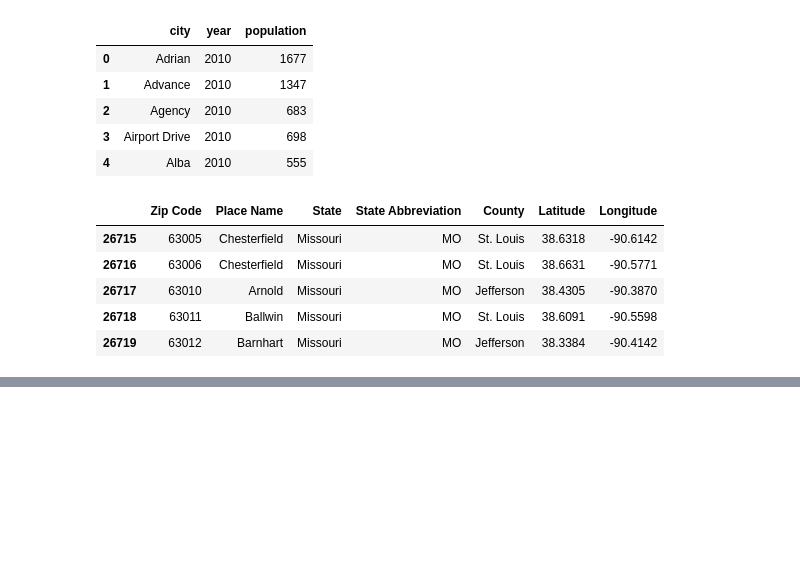
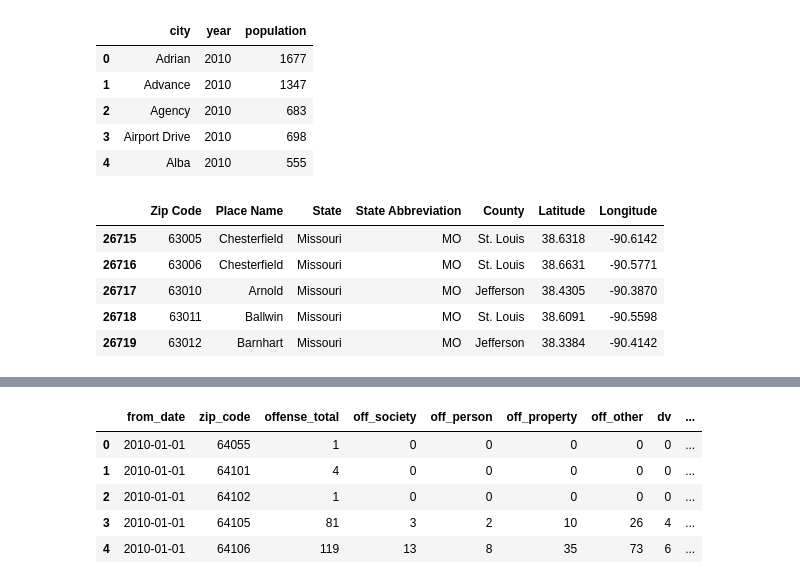
Before and after one commit to eMediaCode/KCAILCrime, a Jupyter notebook: charmon_kcpd_data_prep.ipynb, the cells around one changed output, grey strips where cells are left out. Saved outputs shown, nothing was run; the diff lists cells and outputs as text; code cells hidden in the pictures; blank space fills up the shorter version.

```diff
--- a/charmon_kcpd_data_prep.ipynb
+++ b/charmon_kcpd_data_prep.ipynb
@@ -438,0 +463,6 @@ pop_est_with_zip.head()
+# %%
+# import FRED datasets & join them to the kcpd agged set also
+ur = pd.read_csv(data_dir+'KANS129UR.csv')
+hpi = pd.read_csv(data_dir+'ATNHPIUS28140Q.csv')
+pcpi = pd.read_csv(data_dir+'KANS129PCPI.csv')
+bppriv = pd.read_csv(data_dir+'KANS129BPPRIV.csv')
@@ -438,0 +479,8 @@ pop_est_with_zip.head()
+# %%
+# clean column names
+ur.columns = ['date','unemployment_rate']
+
+# ur contains month-level data, so to make the join easy we'll add
+# 'month' and 'year' columns extracted from 'date'
+ur[['month','year']] = pd.DataFrame({'year': pd.to_datetime(ur['date']).dt.year,
+              'month': pd.to_datetime(ur['date']).dt.month})
@@ -438,0 +496,15 @@ pop_est_with_zip.head()
+# %%
+# merge unemployment rates to KCPD agged set
+kcpd_agged_ur = kcpd_agged_pop.merge(
+    ur[['year','month','unemployment_rate']],
+    how='inner', left_on=['year','month'], right_on=['year','month']
+)
+
+kcpd_agged_ur.head()
+# %% [output]
+|  | from_date | zip_code | offense_total | off_society | off_person | off_property | off_other | dv | ... |
+| 0 | 2010-01-01 | 64055 | 1 | 0 | 0 | 0 | 0 | 0 | ... |
+| 1 | 2010-01-01 | 64101 | 4 | 0 | 0 | 0 | 0 | 0 | ... |
+| 2 | 2010-01-01 | 64102 | 1 | 0 | 0 | 0 | 0 | 0 | ... |
+| 3 | 2010-01-01 | 64105 | 81 | 3 | 2 | 10 | 26 | 4 | ... |
+| 4 | 2010-01-01 | 64106 | 119 | 13 | 8 | 35 | 73 | 6 | ... |
```
Also changed, not shown: parts of 18 cells of this notebook.
